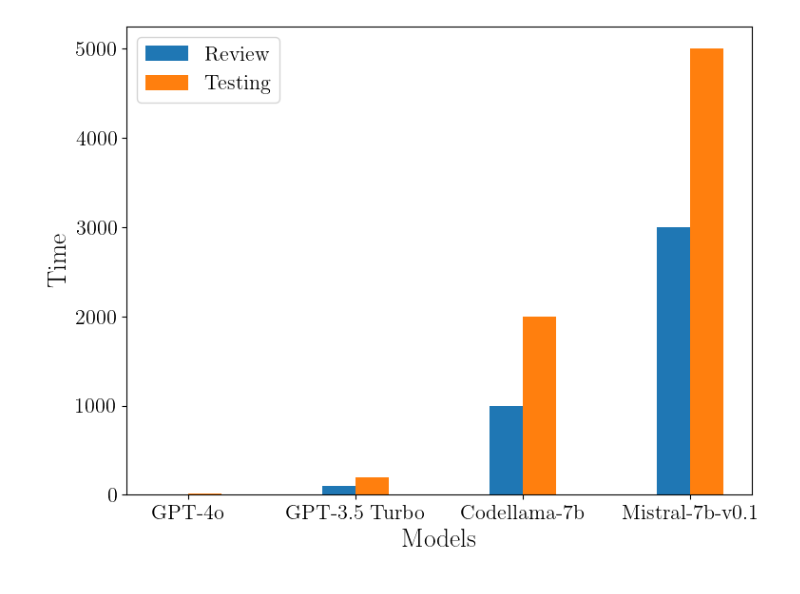
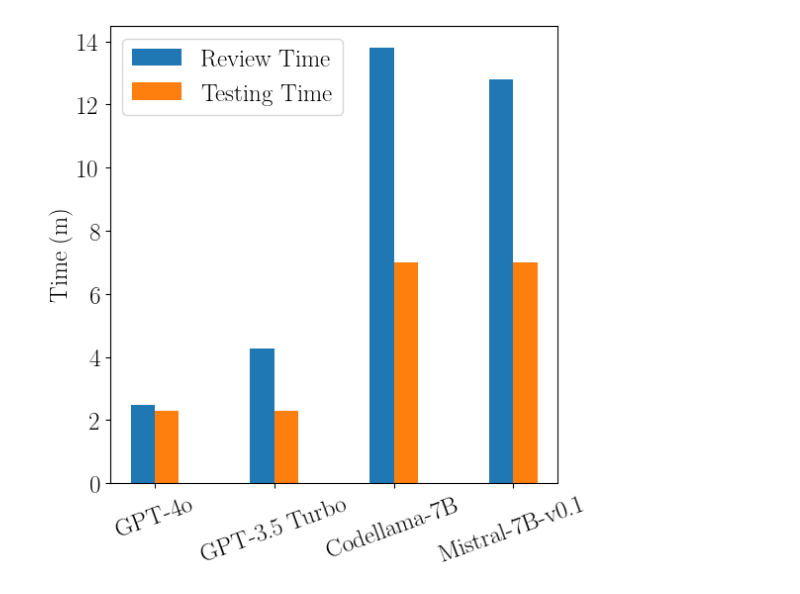
Before and after one commit to akashdhruv/llm-conversion-performance, a Jupyter notebook: model-sensitivity/analysis.ipynb, the cells around one changed output. Cells and saved outputs as stored; diff of their text form; code cells hidden in the pictures.

```diff
--- a/model-sensitivity/analysis.ipynb
+++ b/model-sensitivity/analysis.ipynb
@@ -3,41 +3,42 @@ import matplotlib.pyplot as plt
 
 # Example data
 data = {
-    "GPT-4o": {"Review": 10, "Testing": 20},
-    "GPT-3.5 Turbo": {"Review": 100, "Testing": 200},
-    "Codellama-7b": {"Review": 1000, "Testing": 2000},
-    "Mistral-7b-v0.1": {"Review": 3000, "Testing": 5000},
+    "GPT-4o": {"Review": 2.5, "Testing": 1.4 + 0.6 + 0.3},
+    "GPT-3.5 Turbo": {"Review": 4.26, "Testing": 2.3},
+    "Codellama-7B": {"Review": 12.5+1.3, "Testing": 0.7+1.7+2.3+2.3},
+    "Mistral-7B-v0.1": {"Review": 9.1+0.7+0.3+2.7, "Testing": 2.5+0.8+2.3+1.4},
 }
 
 # Extract models and values for quant1 and quant2
 models = list(data.keys())
 quant1_values = [data[model]["Review"] for model in models]
 quant2_values = [data[model]["Testing"] for model in models]
 
 # Plotting the bar graph
 x = range(len(models))  # X positions for the models
 
 # Plot figure
-plt.rc("font", family="serif", size=16, weight="bold")
+plt.rc("font", family="serif", size=18, weight="bold")
 plt.rc("axes", labelweight="bold", titleweight="bold")
 plt.rc("text", usetex=True)
-figure = plt.figure(figsize=(8,6), dpi=100)
+figure = plt.figure(figsize=(6,6), dpi=100)
 
 bar_width = 0.2  # Set the bar width for both plots
 
-plt.bar([i - bar_width/2 for i in x], quant1_values, width=bar_width, label="Review")
-plt.bar([i + bar_width/2 for i in x], quant2_values, width=bar_width, label="Testing")
+plt.bar([i - bar_width/2 for i in x], quant1_values, width=bar_width, label="Review Time")
+plt.bar([i + bar_width/2 for i in x], quant2_values, width=bar_width, label="Testing Time")
 
 
 # Adding labels and title
-plt.xlabel("Models", fontsize=20)
-plt.ylabel("Time", fontsize=20)
+#plt.xlabel("Models", fontsize=20)
+plt.xticks(x, models, rotation=20)
+plt.ylabel("Time (m)")
 #plt.title("Developer Effort for Translating a Single File")
 plt.xticks(x, models)
 plt.legend()
 plt.tight_layout()
 plt.savefig("/Users/Akash/Desktop/model-sensitivity.png")
 # Display the plot
 plt.show()
 # %% [output]
-[figure, old version]
+[figure, new version]
```
